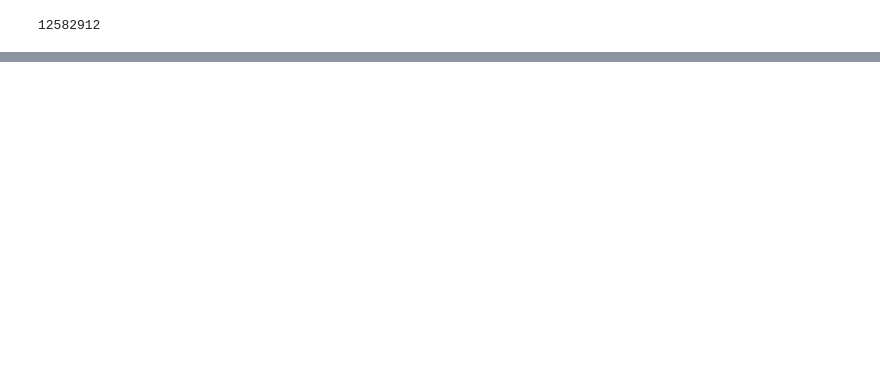
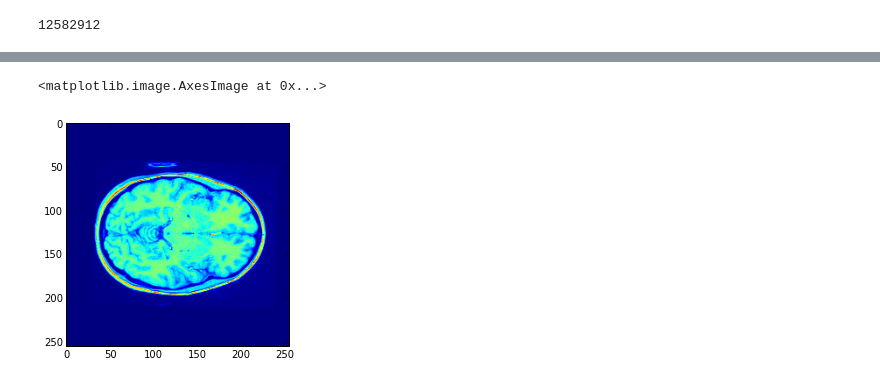
Before and after one commit to practical-neuroimaging/pna-notebooks, a Jupyter notebook: what_is_an_image.ipynb, the cells around one changed output, grey strips where cells are left out. Saved outputs shown, nothing was run; the diff lists cells and outputs as text; code cells hidden in the pictures; blank space fills up the shorter version.

Commit message:
NF: updating notebooks for day1 on image loading

```diff
--- a/what_is_an_image.ipynb
+++ b/what_is_an_image.ipynb
@@ -24,3 +49,3 @@ It's got a ``gz`` extension. Looks like it is gzipped. Hmm.
 # %%
 import gzip
-gzfobj = gzip.open('highres.nii.gz', 'rb')
+gzfobj = gzip.open('ds107_sub001_highres.nii.gz', 'rb')
@@ -95,0 +158,2 @@ img.get_data().mean()
+# %%
+img_array = np.ndarray(shape=(256, 256, 192), dtype='<i2', order='F', buffer=img_data[352:])
@@ -95,0 +177,6 @@ img.get_data().mean()
+# %%
+z_slice = img_array[:, :, 96]
+plt.imshow(z_slice)
+# %% [output]
+<matplotlib.image.AxesImage at 0x...>
+[figure, added]
```
Also changed, not shown: parts of 51 cells of this notebook, 1 other file.
